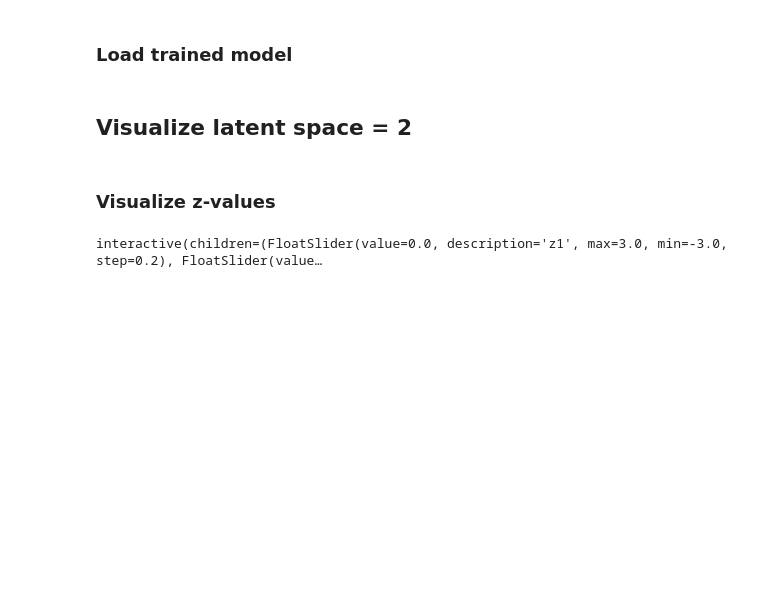
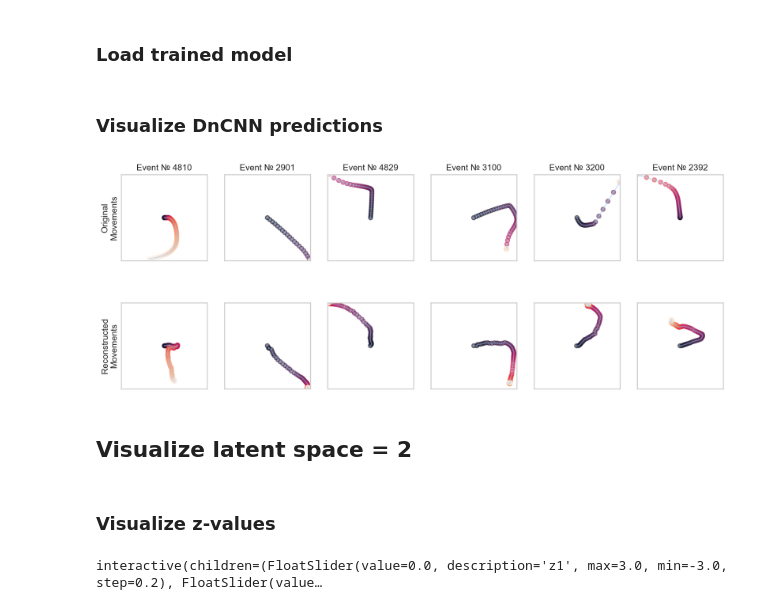
Before and after one commit to NevVerVer/Neuromatch_2022_EcoG_movements, a Jupyter notebook: models/reach_ae/construct_behavior_from_DnCNN_predictions.ipynb, the cells around one changed output. Drawn from its saved outputs; the diff is of its cells as text; code cells hidden in the pictures; blank space fills up the shorter version.

Commit message:
plot dncnn reconstruction

```diff
--- a/models/reach_ae/construct_behavior_from_DnCNN_predictions.ipynb
+++ b/models/reach_ae/construct_behavior_from_DnCNN_predictions.ipynb
@@ -12,10 +12,11 @@ import matplotlib.pylab as plt
 import pytorch_lightning as pl
 from torchinfo import summary
 
-from utils import plot_reach, plot_reconstruction_examples, plot_grid_z
+from utils import (plot_reach, plot_reconstruction_examples,
+                   plot_grid_z, plot_data_in_latent_space, plot_dncnn_predictions)
 from lin_ae_model_behavior import LinearVariationalAutoencoder
 
-plt.rcParams['figure.dpi'] = 100
+plt.rcParams['figure.dpi'] = 150
 # %%
 PATH_ROOT = Path('/Volumes/GoogleDrive/My Drive/NMA-22/naturalistic_arm_movements_ecog')
 PATH_DATA = PATH_ROOT / 'data' / 'behavior_data'
@@ -47,6 +48,17 @@ z_test = torch.tensor(np.array([[-1, 0, 0, 0]]), dtype=torch.float)
 
 with torch.no_grad():
     sample = model.decoder(model.decoder_inp(z_test))
+# %% [markdown]
+### Visualize DnCNN predictions
+# %%
+prediction = np.load(PATH_DATA / "DnCNN_prediction.npy")
+prediction_ids = np.load(PATH_DATA / "DnCNN_prediction_data_ids.npy")
+assert prediction.shape == (484, 4)
+assert prediction_ids.shape == (484, )
+# %%
+plot_dncnn_predictions(model, prediction, prediction_ids, DATASET, n_ex=6)
+# %% [output]
+[figure, added]
 # %% [markdown]
 ## Visualize latent space = 2
 # %%
```
Also changed, not shown: parts of 4 cells of this notebook, 1 other file.
